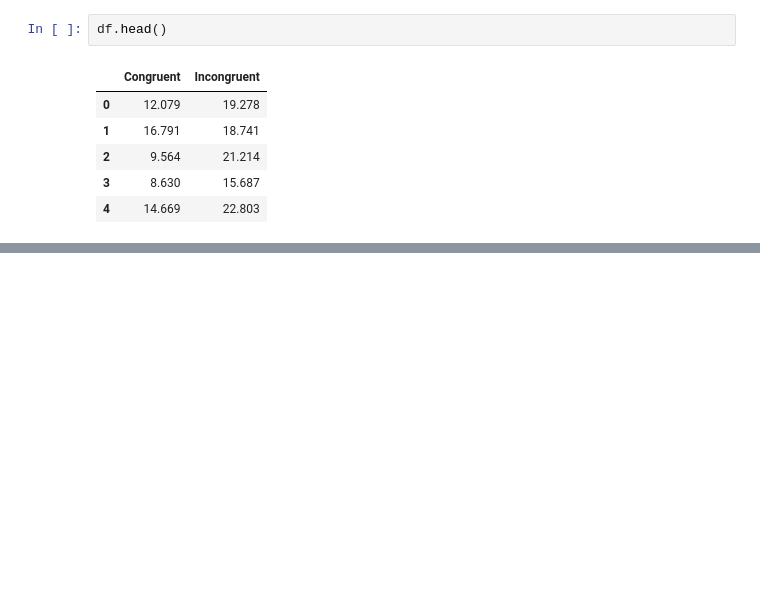
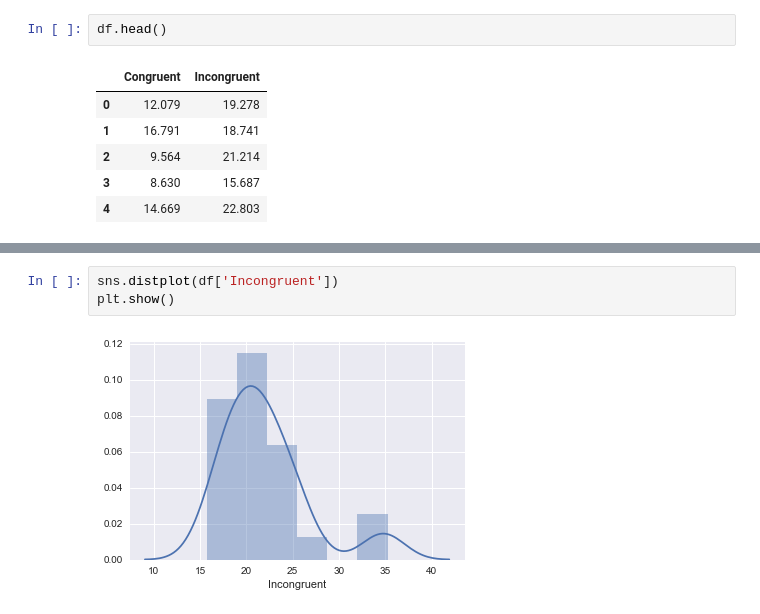
Before and after one commit to rohit-yadav/test-a-perceptual-phenomenon, a Jupyter notebook: test-a-perceptual-phenomenon.ipynb, the cells around one changed output, grey strips where cells are left out. Drawn from its saved outputs; the diff is of its cells as text; blank space fills up the shorter version.

```diff
--- a/test-a-perceptual-phenomenon.ipynb
+++ b/test-a-perceptual-phenomenon.ipynb
@@ -24,0 +53,5 @@ df.describe
+# %%
+sns.distplot(df['Incongruent'])
+plt.show()
+# %% [output]
+[figure, added]
```
Also changed, not shown: parts of 7 cells of this notebook, 2 other files.
